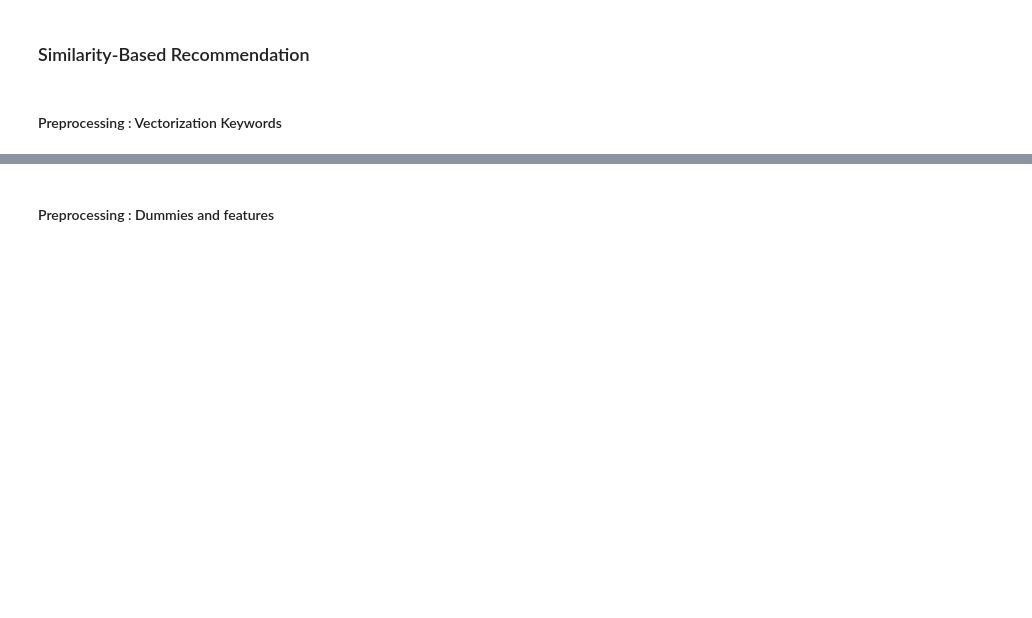
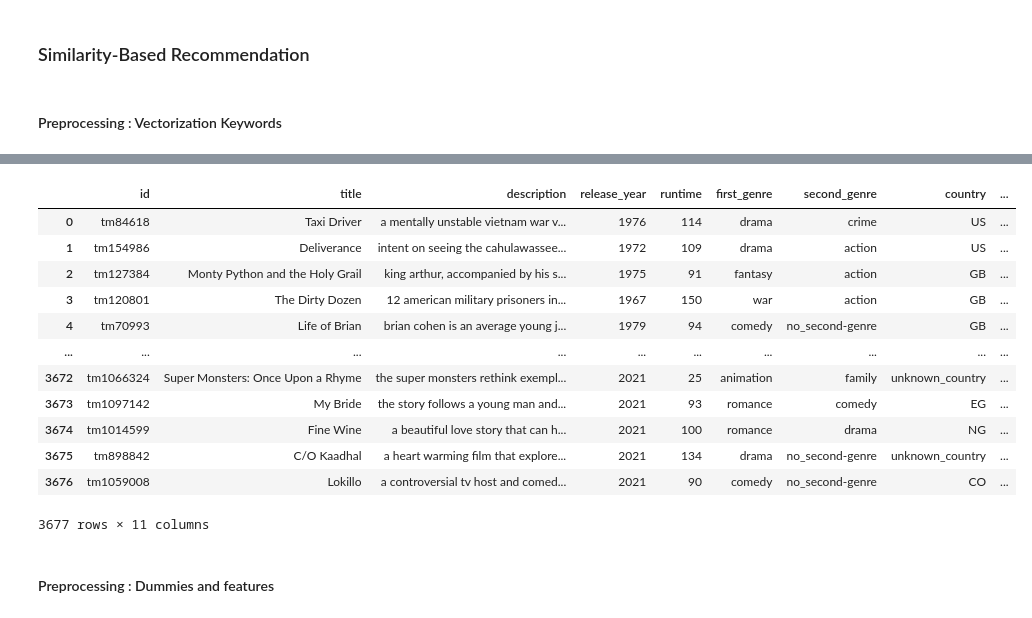
Before and after one commit to MelanieP31/Movie_recommendation_ML, a Jupyter notebook: Netflix_Movie_Pandas.ipynb, the cells around one changed output, grey strips where cells are left out. Saved outputs shown, nothing was run; the diff lists cells and outputs as text; code cells hidden in the pictures; blank space fills up the shorter version.

```diff
--- a/Netflix_Movie_Pandas.ipynb
+++ b/Netflix_Movie_Pandas.ipynb
@@ -408,5 +423,5 @@ sentences = df['combined_keywords'].tolist()
 # %%
-word2vec_model = Word2Vec(sentences, vector_size=100, window=5, min_count=1, sg=1)
+word2vec_model = Word2Vec(df['description_join'], vector_size=100, window=5, min_count=1, sg=1)
 # %%
 # Calculating mean vectors for each movies
 def get_mean_vector(words):
@@ -416,7 +431,23 @@ def get_mean_vector(words):
     else:
         return np.zeros(word2vec_model.vector_size)
 # %%
-df['vector'] = df['combined_keywords'].apply(get_mean_vector)
+df['vector'] = df['description_join'].apply(get_mean_vector)
+# %%
+df
+# %% [output]
+|  | id | title | description | release_year | runtime | first_genre | second_genre | country | ... |
+| 0 | tm84618 | Taxi Driver | a mentally unstable vietnam war v... | 1976 | 114 | drama | crime | US | ... |
+| 1 | tm154986 | Deliverance | intent on seeing the cahulawassee... | 1972 | 109 | drama | action | US | ... |
+| 2 | tm127384 | Monty Python and the Holy Grail | king arthur, accompanied by his s... | 1975 | 91 | fantasy | action | GB | ... |
+| 3 | tm120801 | The Dirty Dozen | 12 american military prisoners in... | 1967 | 150 | war | action | GB | ... |
+| 4 | tm70993 | Life of Brian | brian cohen is an average young j... | 1979 | 94 | comedy | no_second-genre | GB | ... |
+| ... | ... | ... | ... | ... | ... | ... | ... | ... | ... |
+| 3672 | tm1066324 | Super Monsters: Once Upon a Rhyme | the super monsters rethink exempl... | 2021 | 25 | animation | family | unknown_country | ... |
+| 3673 | tm1097142 | My Bride | the story follows a young man and... | 2021 | 93 | romance | comedy | EG | ... |
+| 3674 | tm1014599 | Fine Wine | a beautiful love story that can h... | 2021 | 100 | romance | drama | NG | ... |
+| 3675 | tm898842 | C/O Kaadhal | a heart warming film that explore... | 2021 | 134 | drama | no_second-genre | unknown_country | ... |
+| 3676 | tm1059008 | Lokillo | a controversial tv host and comed... | 2021 | 90 | comedy | no_second-genre | CO | ... |
+3677 rows × 11 columns
 # %% [markdown]
 #### Preprocessing : Dummies and features
 # %%
```
Also changed, not shown: parts of 12 cells of this notebook.
